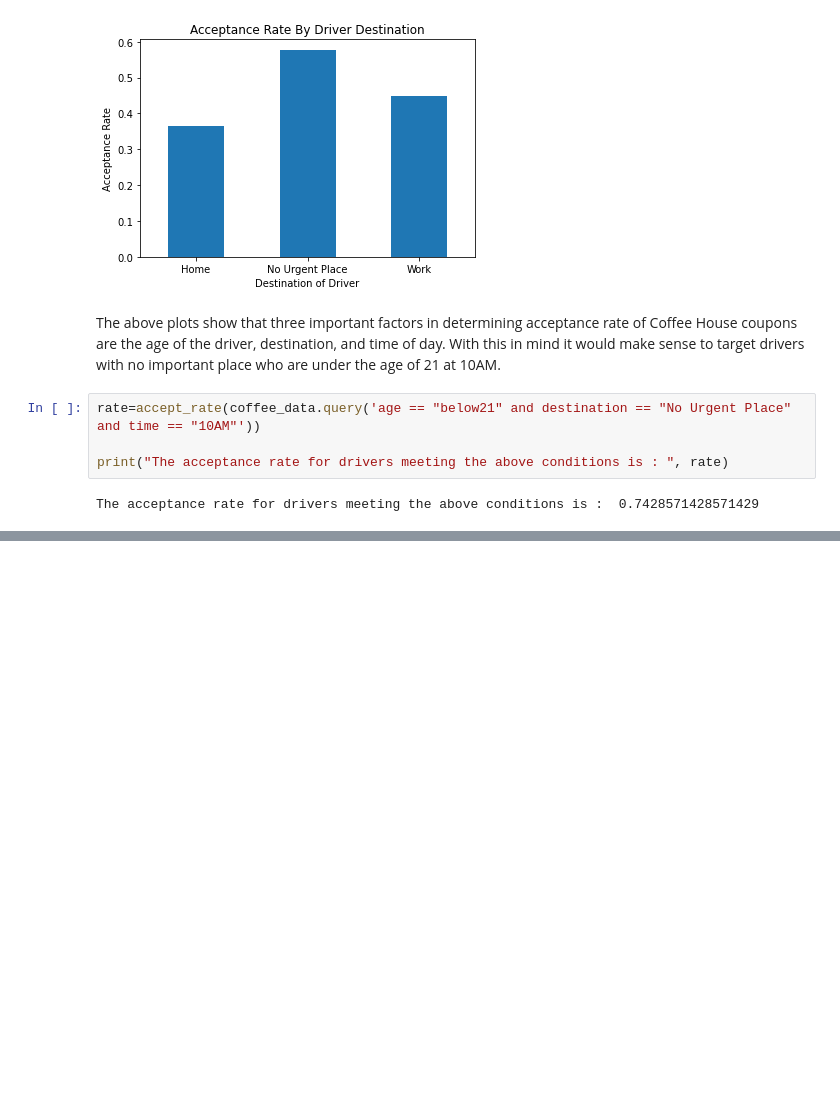
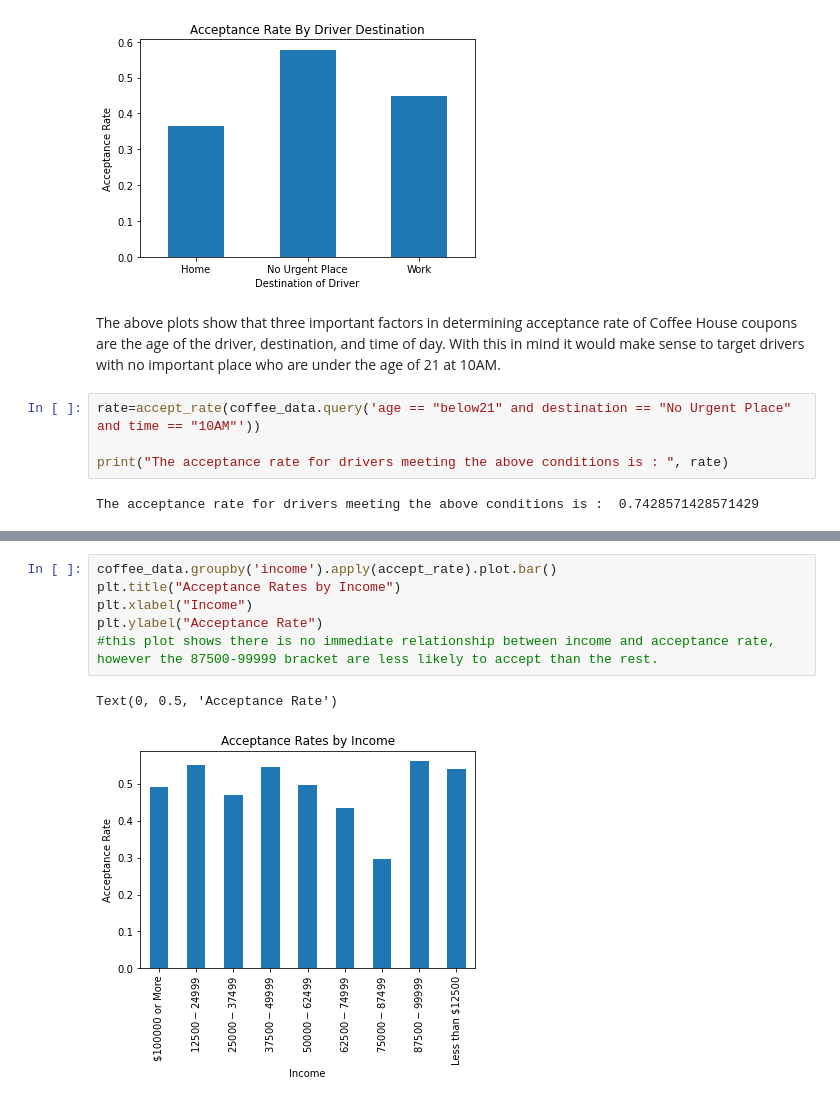
Before and after one commit to alexanderomason/practical_app_5, a Jupyter notebook: prompt.ipynb, the cells around one changed output, grey strips where cells are left out. Drawn from its saved outputs; the diff is of its cells as text; blank space fills up the shorter version.

```diff
--- a/prompt.ipynb
+++ b/prompt.ipynb
@@ -288,0 +286,9 @@ array(['No Urgent Place', 'Home', 'Work'], dtype=object)
+# %%
+coffee_data.groupby('income').apply(accept_rate).plot.bar()
+plt.title("Acceptance Rates by Income")
+plt.xlabel("Income")
+plt.ylabel("Acceptance Rate")
+#this plot shows there is no immediate relationship between income and acceptance rate, however the 87500-99999 bracket are less likely to accept than the rest.
+# %% [output]
+Text(0, 0.5, 'Acceptance Rate')
+[figure, added]
```
Also changed, not shown: parts of 3 cells of this notebook.
